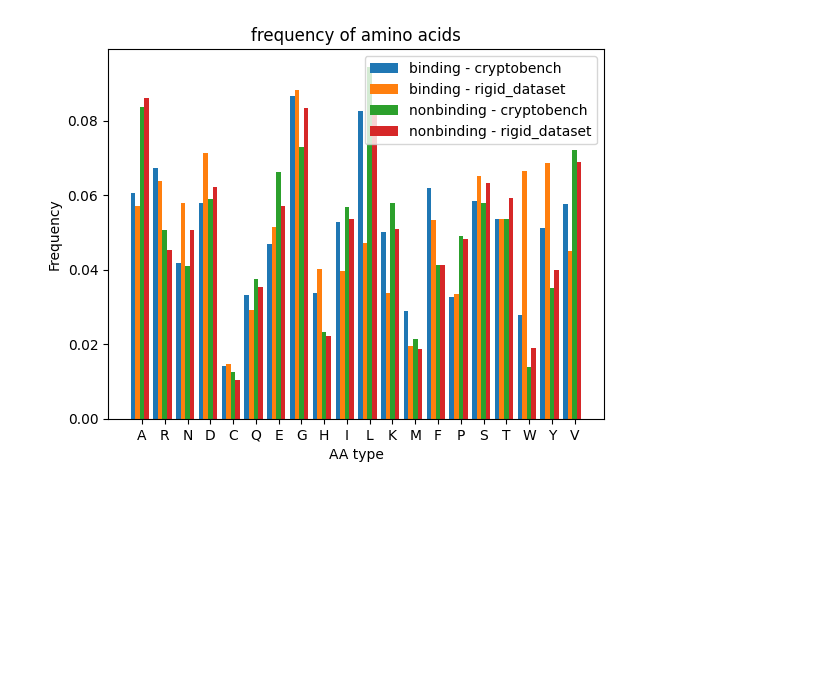
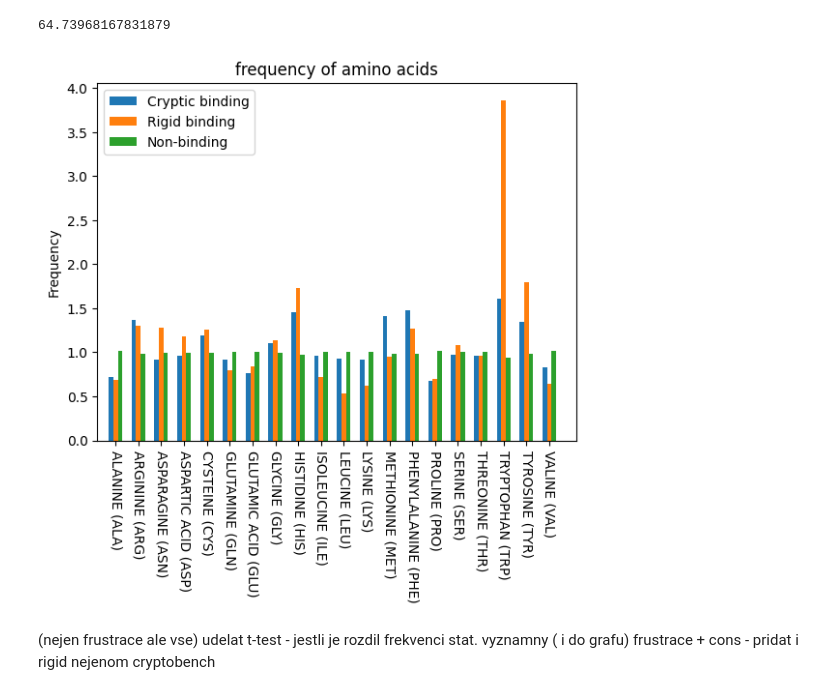
Before and after one commit to skrhakv/pocket-movement-analysis, a Jupyter notebook: src/feature-analysis/amino-acid-types/extract.ipynb, the cells around one changed output. Saved outputs shown, nothing was run; the diff lists cells and outputs as text; code cells hidden in the pictures; blank space fills up the shorter version.

```diff
--- a/src/feature-analysis/amino-acid-types/extract.ipynb
+++ b/src/feature-analysis/amino-acid-types/extract.ipynb
@@ -40,27 +63,42 @@ cryptobench_binding_amino_acids, cryptobench_nonbinding_amino_acids = count_amin
 # %%
+colorblind_palette = ['#000000', '#E69F00', '#56B4E9', '#009E73', '#F0E442', '#0072B2', '#D55E00', '#CC79A7']
+
+import biotite
+
 def normalize(original_list):
     list_sum = sum(original_list)
-    return [i / list_sum for i in original_list]
+    return np.array([i / list_sum for i in original_list])
 
-def make_histogram(datasets, labels):
-    amino_acids = [ProteinSequence.convert_letter_3to1(i) for i in datasets[0].keys()]
+def make_histogram(datasets, labels, title="frequency of amino acids"):
+    amino_acids = datasets[0].keys()
 
+    total = [datasets[0][key] + datasets[1][key] + datasets[2][key]  for key in datasets[0].keys()]
+    total_hist = normalize(total)
+
+    sum = 0
     X_axis = np.arange(len(amino_acids))
 
     for i, (dataset, label) in enumerate(zip(datasets,labels)):
-        hist = [dataset[ProteinSequence.convert_letter_1to3(i)] for i in amino_acids]
-        hist = normalize(hist)
+        hist = [dataset[ii] for ii in amino_acids] # hist je pocet dane aminokyseliny (napr ALA) v datasetu (napr. cryptic)
+        hist = normalize(hist) / total_hist
+        sum += np.sum(hist)
         shift = -0.4 + (i * 0.2)
-        plt.bar(X_axis + shift, hist, 0.2, label=label)
+        plt.bar(X_axis + shift, hist, 0.2, label=label) #, color=colorblind_palette[i + 4])
 
-    plt.xticks(X_axis, amino_acids)
-    plt.xlabel("AA type")
+    print(sum)
+    labels = [f'{biotite.structure.info.full_name(i)} ({i})' for i in amino_acids]
+    plt.xticks(X_axis - 0.2, labels, rotation=-90)
+    plt.xlim(-1, len(amino_acids))
     plt.ylabel("Frequency")
-    plt.title("frequency of amino acids")
-    plt.legend()
+    plt.title(title)
+    plt.legend(loc = "upper left")
     plt.show()
 
-make_histogram([cryptobench_binding_amino_acids, rigid_binding_amino_acids, cryptobench_nonbinding_amino_acids, rigid_nonbinding_amino_acids],
-               ['binding - cryptobench', 'binding - rigid_dataset', 'nonbinding - cryptobench', 'nonbinding - rigid_dataset'])
+make_histogram([cryptobench_binding_amino_acids, rigid_binding_amino_acids, {key: cryptobench_nonbinding_amino_acids[key] + rigid_nonbinding_amino_acids[key]  for key in cryptobench_nonbinding_amino_acids.keys()}],
+               ['Cryptic binding', 'Rigid binding', 'Non-binding'])
 # %% [output]
+64.73968167831879
-[figure, old version]
+[figure, new version]
+# %% [markdown]
+(nejen frustrace ale vse) udelat t-test - jestli je rozdil frekvenci stat. vyznamny ( i do grafu)
+frustrace + cons - pridat i rigid nejenom cryptobench
```
Also changed, not shown: parts of 3 cells of this notebook, 3 other files.
